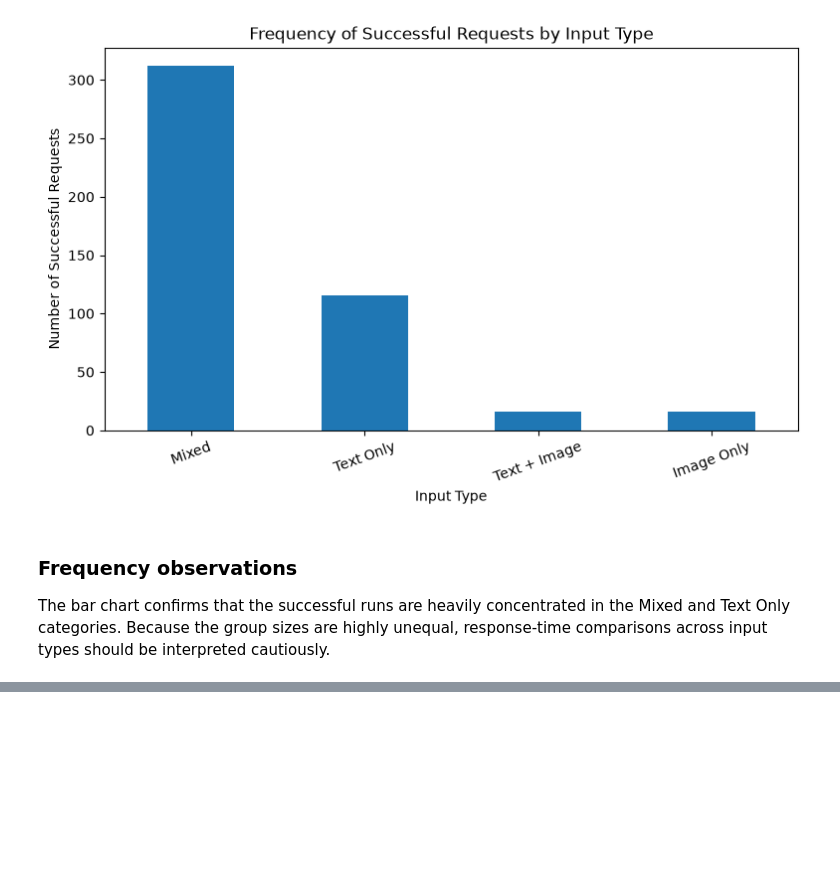
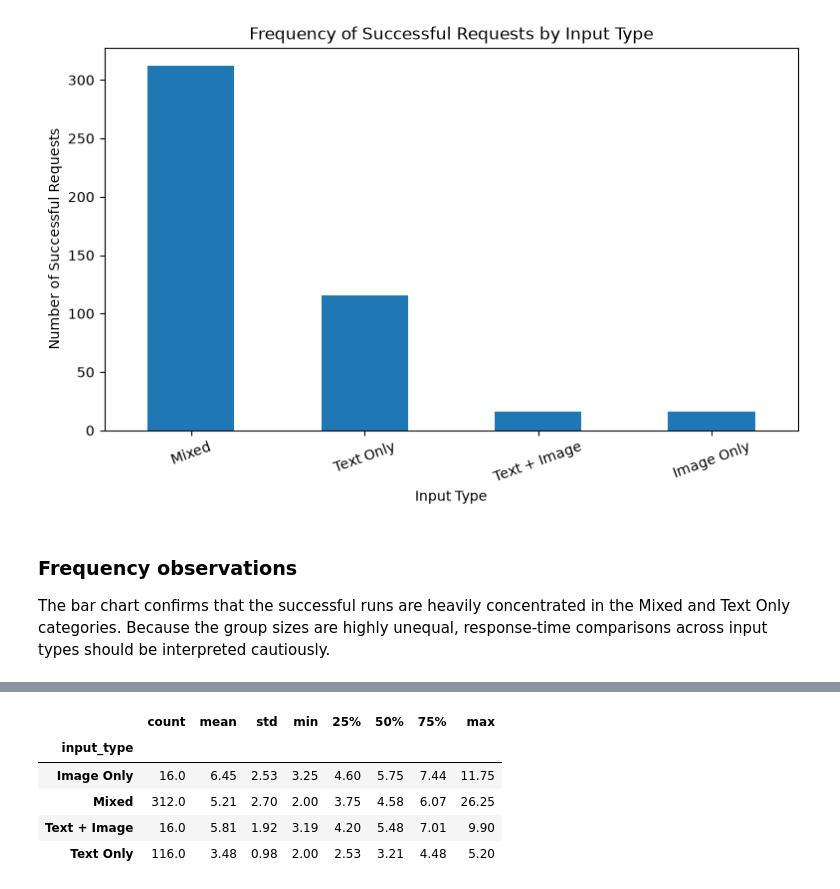
Before and after one commit to katecher31/AI-Model-Performance-Analysis, a Jupyter notebook: code/kate_request_characteristics_eda.ipynb, the cells around one changed output, grey strips where cells are left out. Cells and saved outputs as stored; diff of their text form; code cells hidden in the pictures; blank space fills up the shorter version.

```diff
--- a/code/kate_request_characteristics_eda.ipynb
+++ b/code/kate_request_characteristics_eda.ipynb
@@ -197,0 +236,13 @@ The bar chart confirms that the successful runs are heavily concentrated in the
+# %%
+# Calculate descriptive statistics for average GPU usage
+# grouped by request/input type.
+# gpu_avg_pct represents the average GPU utilization during each successful model call.
+
+df_success.groupby("input_type")["gpu_avg_pct"].describe().round(2)
+# %% [output]
+|  | count | mean | std | min | 25% | 50% | 75% | max |
+| input_type |  |  |  |  |  |  |  |  |
+| Image Only | 16.0 | 6.45 | 2.53 | 3.25 | 4.60 | 5.75 | 7.44 | 11.75 |
+| Mixed | 312.0 | 5.21 | 2.70 | 2.00 | 3.75 | 4.58 | 6.07 | 26.25 |
+| Text + Image | 16.0 | 5.81 | 1.92 | 3.19 | 4.20 | 5.48 | 7.01 | 9.90 |
+| Text Only | 116.0 | 3.48 | 0.98 | 2.00 | 2.53 | 3.21 | 4.48 | 5.20 |
```
Also changed, not shown: parts of 7 cells of this notebook.
